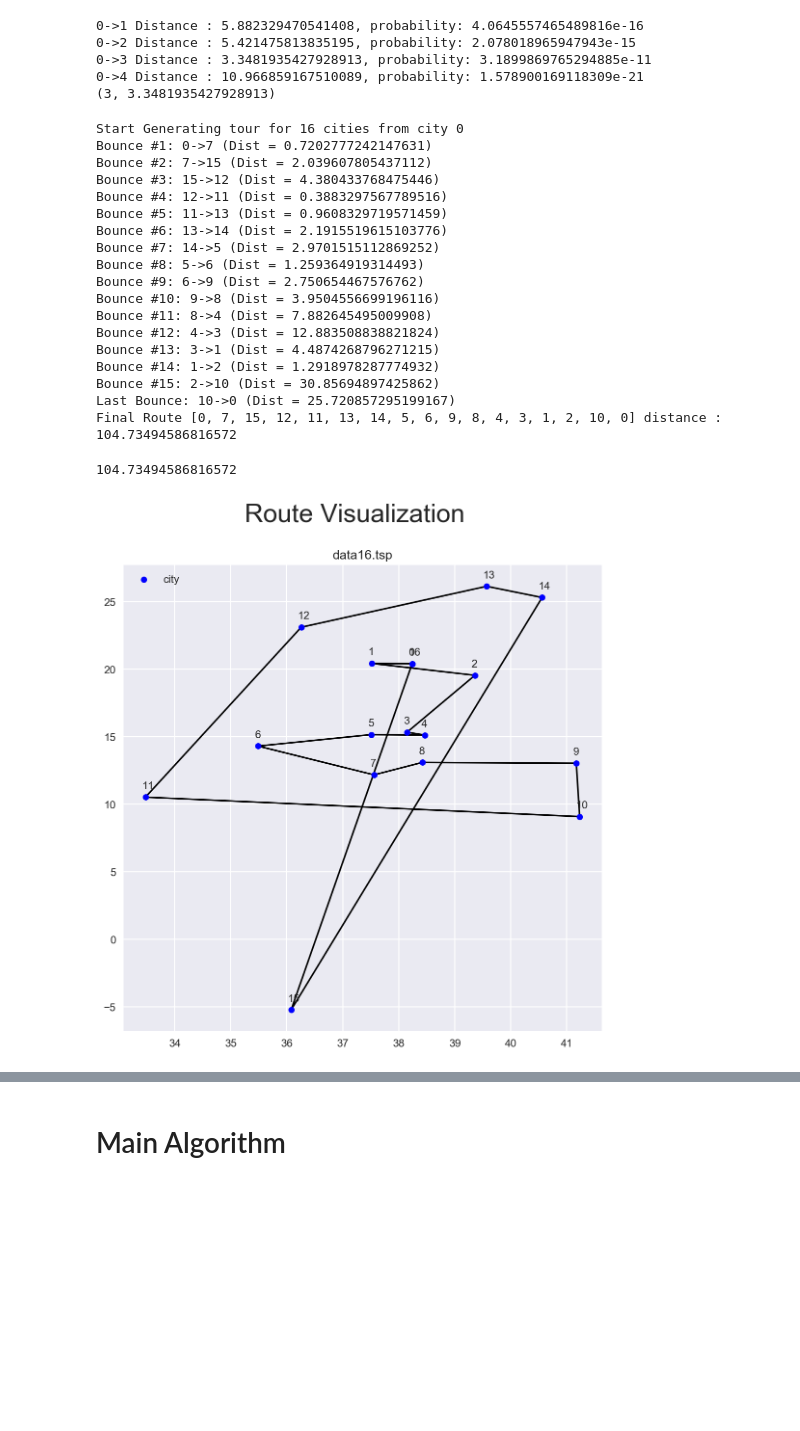
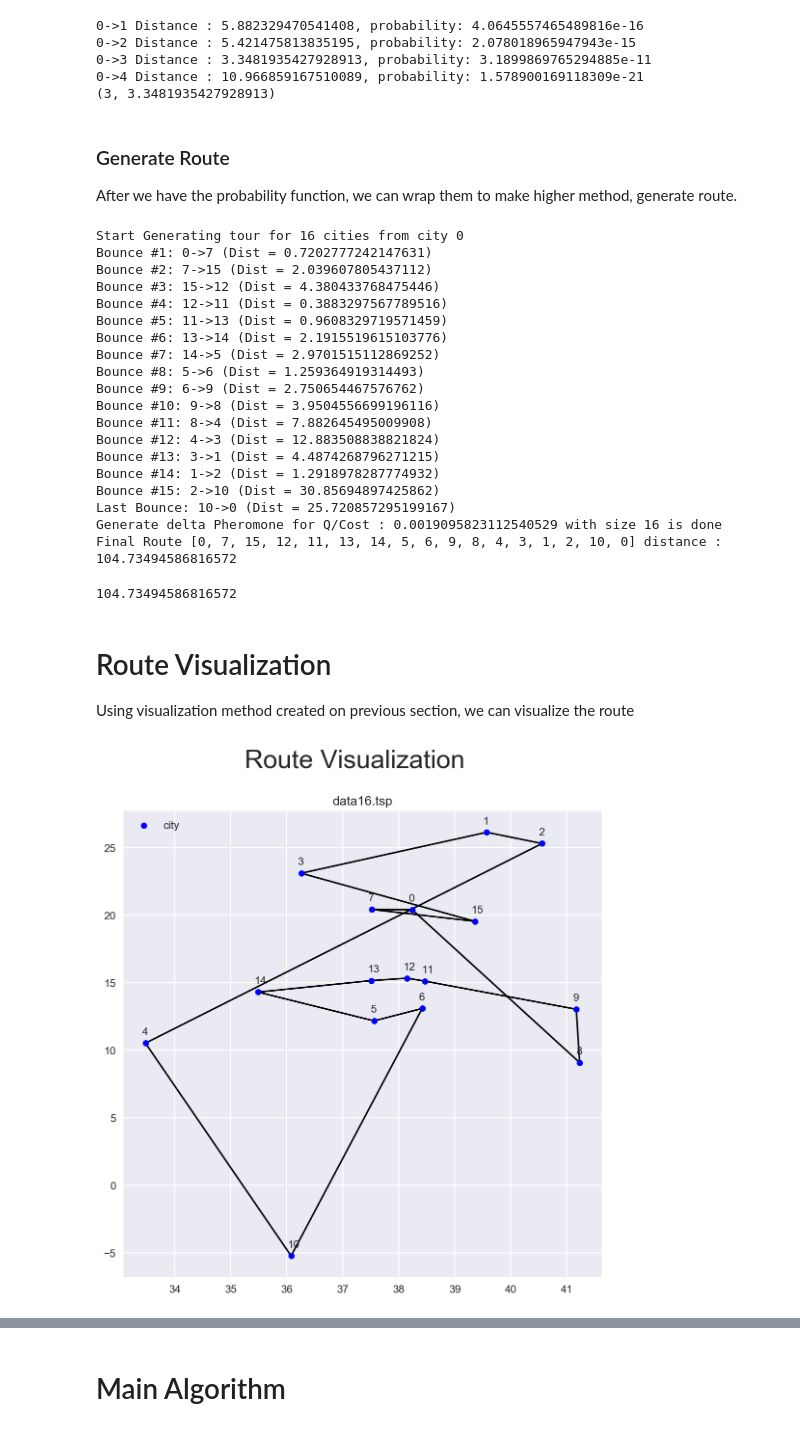
Before and after one commit to iqbalbasyar/Solving-TSP-Problem-with-Ant-System-Algorithm, a Jupyter notebook: Solving TSP Problem with Ant System Algorithm.ipynb, the cells around one changed output, grey strips where cells are left out. Drawn from its saved outputs; the diff is of its cells as text; code cells hidden in the pictures; blank space fills up the shorter version.

```diff
--- a/Solving TSP Problem with Ant System Algorithm.ipynb
+++ b/Solving TSP Problem with Ant System Algorithm.ipynb
@@ -231,0 +242,13 @@ cost(r,dist_matrix_16)
+# %%
+def pheromones_delta_count(route, Qpc, verbouse=False):
+    """
+    Qpc = Q / Cost(route)
+    """
+    size = len(route)
+    delta_pheromone = new_pherm_matrix(size-1,0)
+    for i in range(size-1):
+        delta_pheromone[route[i], route[i+1]] += Qpc
+        delta_pheromone[route[i+1], route[i]] += Qpc
+    if verbouse:
+            print("Generate delta Pheromone for Q/Cost : {} with size {} is done".format(Qpc, size-1))
+    return delta_pheromone
@@ -236,6 +293,19 @@ cost(r,dist_matrix_16)
 # %%
 def nr_prob(current_node,allowed_nodes, distances, pheromones, alpha, beta, verbouse = False):
-
+    """
+    Next Route Probability Function. This function will calculate the probability of choosing next city
+    that will be added in route.
+    Input :
+    - Current Node
+    - Allowed Nodes
+    - Distance Matrix
+    - Pheromones Matrix
+    - Alpha
+    - Beta
+    Output :
+    - Next Node
+    - Distance to Next Node
+    """
     p = []
     sigma_p = 0
 
@@ -268,8 +338,11 @@ print(nr_prob(current_node,allowed_node, dist_matrix_16, phr_matrix_16, alpha, b
 0->3 Distance : 3.3481935427928913, probability: 3.1899869765294885e-11
 0->4 Distance : 10.966859167510089, probability: 1.578900169118309e-21
 (3, 3.3481935427928913)
+# %% [markdown]
+### Generate Route
+After we have the probability function, we can wrap them to make higher method, generate route.
 # %%
-def Generate_tour(init_node,nodes, distance_matrix, pheromone_matrix, alpha, beta, verbouse = False):
+def Generate_tour(init_node,nodes, distance_matrix, pheromone_matrix, alpha, beta, Q=0.2, verbouse = False):
     """
     INPUT :
         -Init_node : initial node to start the tour
@@ -278,9 +351,11 @@ def Generate_tour(init_node,nodes, distance_matrix, pheromone_matrix, alpha, bet
         -pheromone_matrix
         -alpha
         -beta
+        -Q
     Output :
         -list containing order of visited city as route (including initial node as final destination)
         -cost of the tour
+        -delta_pheromone for the route
     """
 
     tabu_list = nodes
@@ -308,7 +383,8 @@ def Generate_tour(init_node,nodes, distance_matrix, pheromone_matrix, alpha, bet
               .format(no=i+1, p1=route[-2], p2=route[-1]
               , d=distance_matrix[route[-2],route[-1]] ))
 
-    return route, total_dist
+    delta_pheromone = pheromones_delta_count(route, Q/total_dist, verbouse = verbouse)
+    return route, total_dist, delta_pheromone
 # %%
 ## test route probability
 current_node = 0
@@ -318,7 +394,7 @@ dist_matrix_96 = distance_matrix(data96.values,data96.values, p=2)
 phr_matrix_16 = new_pherm_matrix(16,0.01)
 alpha = 15
 beta = 20
-route, total_dist = Generate_tour(current_node,allowed_node, dist_matrix_16, phr_matrix_16, alpha, beta
+route, total_dist,d_tau = Generate_tour(current_node,allowed_node, dist_matrix_16, phr_matrix_16, alpha, beta
                                   , verbouse=True)
 print("Final Route", route, "distance : ",total_dist)
 # %% [output]
@@ -339,17 +415,21 @@ Bounce #13: 3->1 (Dist = 4.4874268796271215)
 Bounce #14: 1->2 (Dist = 1.2918978287774932)
 Bounce #15: 2->10 (Dist = 30.85694897425862)
 Last Bounce: 10->0 (Dist = 25.720857295199167)
+Generate delta Pheromone for Q/Cost : 0.0019095823112540529 with size 16 is done
 Final Route [0, 7, 15, 12, 11, 13, 14, 5, 6, 9, 8, 4, 3, 1, 2, 10, 0] distance :  104.73494586816572
 # %%
 cost(route, dist_matrix_16)
 # %% [output]
 104.73494586816572
+# %% [markdown]
+# Route Visualization
+Using visualization method created on previous section, we can visualize the route
 # %%
-datas = [data16.iloc[route]]
+datas = [data16]
 axes = 1
 titles = ["data16.tsp"]
 ib_scatterhs_2d(datas,axes,titles,dpi=80,node_color='b'
                 ,figsize=(8,8),route=route, suptitle="Route Visualization"
                 , print_route=True, verbouse = True)
 # %% [output]
-[figure, old version]
+[figure, new version]
```
Also changed, not shown: parts of 20 cells of this notebook, 1 other file.
